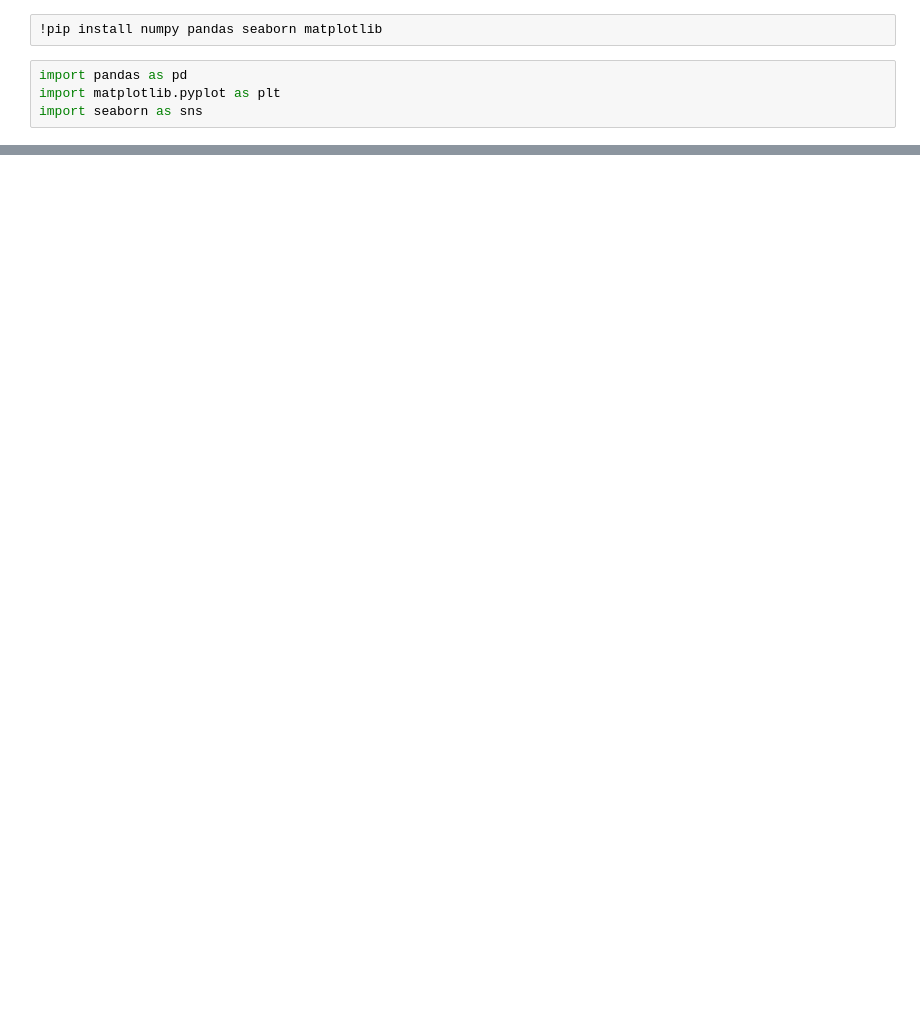
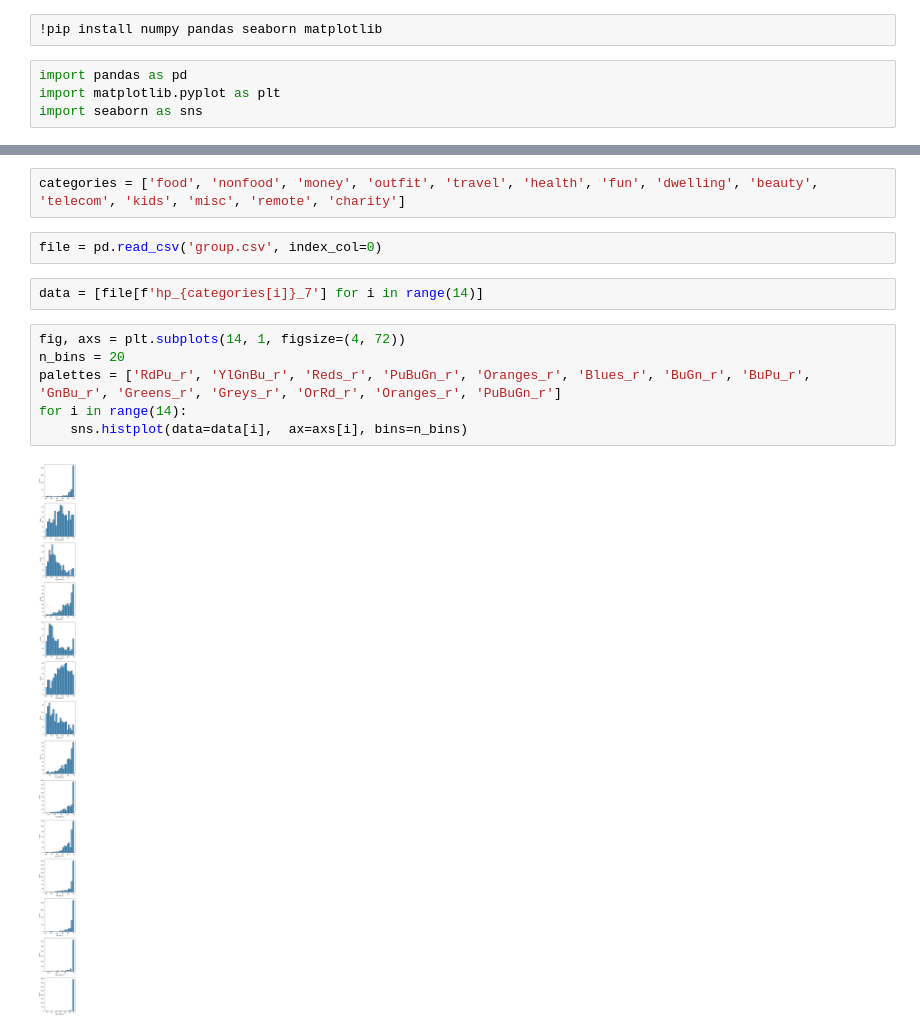
Before and after one commit to Liana2707/consumer-behavior-kolmogorov, a Jupyter notebook: test.ipynb, the cells around one changed output, grey strips where cells are left out. Cells and saved outputs as stored; diff of their text form; blank space fills up the shorter version.

```diff
--- a/test.ipynb
+++ b/test.ipynb
@@ -80,0 +82,14 @@ plt.show()
+# %%
+categories = ['food', 'nonfood', 'money', 'outfit', 'travel', 'health', 'fun', 'dwelling', 'beauty', 'telecom', 'kids', 'misc', 'remote', 'charity']
+# %%
+file = pd.read_csv('group.csv', index_col=0)
+# %%
+data = [file[f'hp_{categories[i]}_7'] for i in range(14)]
+# %%
+fig, axs = plt.subplots(14, 1, figsize=(4, 72))
+n_bins = 20
+palettes = ['RdPu_r', 'YlGnBu_r', 'Reds_r', 'PuBuGn_r', 'Oranges_r', 'Blues_r', 'BuGn_r', 'BuPu_r', 'GnBu_r', 'Greens_r', 'Greys_r', 'OrRd_r', 'Oranges_r', 'PuBuGn_r']
+for i in range(14):
+    sns.histplot(data=data[i],  ax=axs[i], bins=n_bins)
+# %% [output]
+[figure, added]
```
Also changed, not shown: parts of 6 cells of this notebook, 3 other files.
